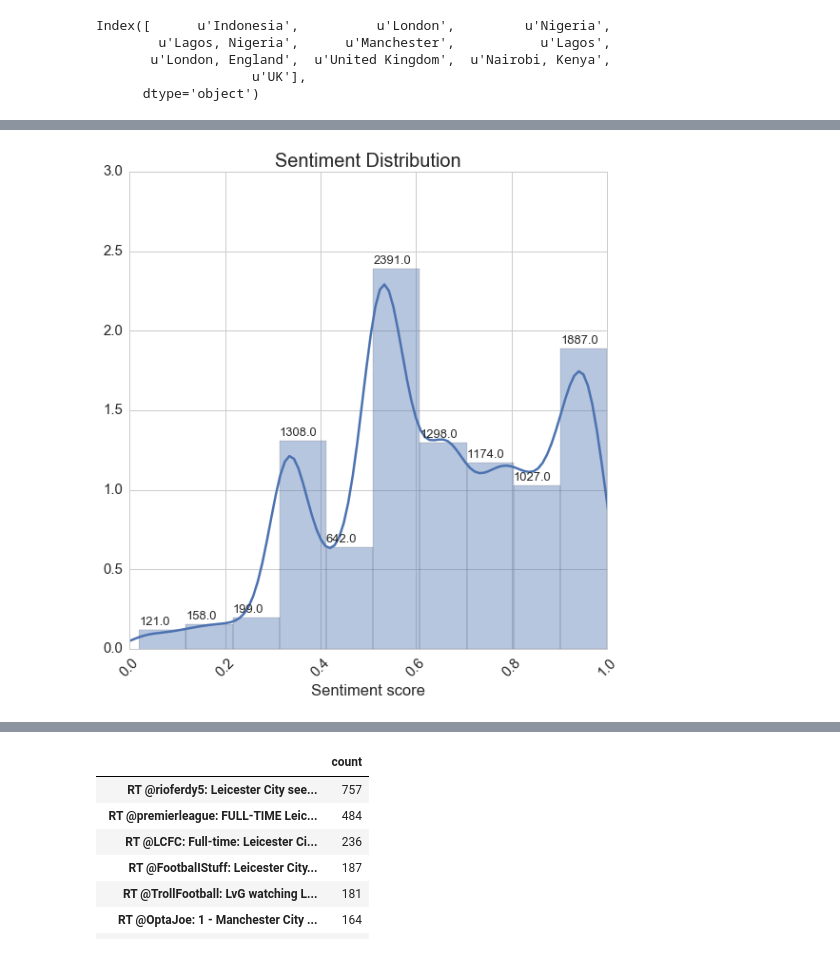
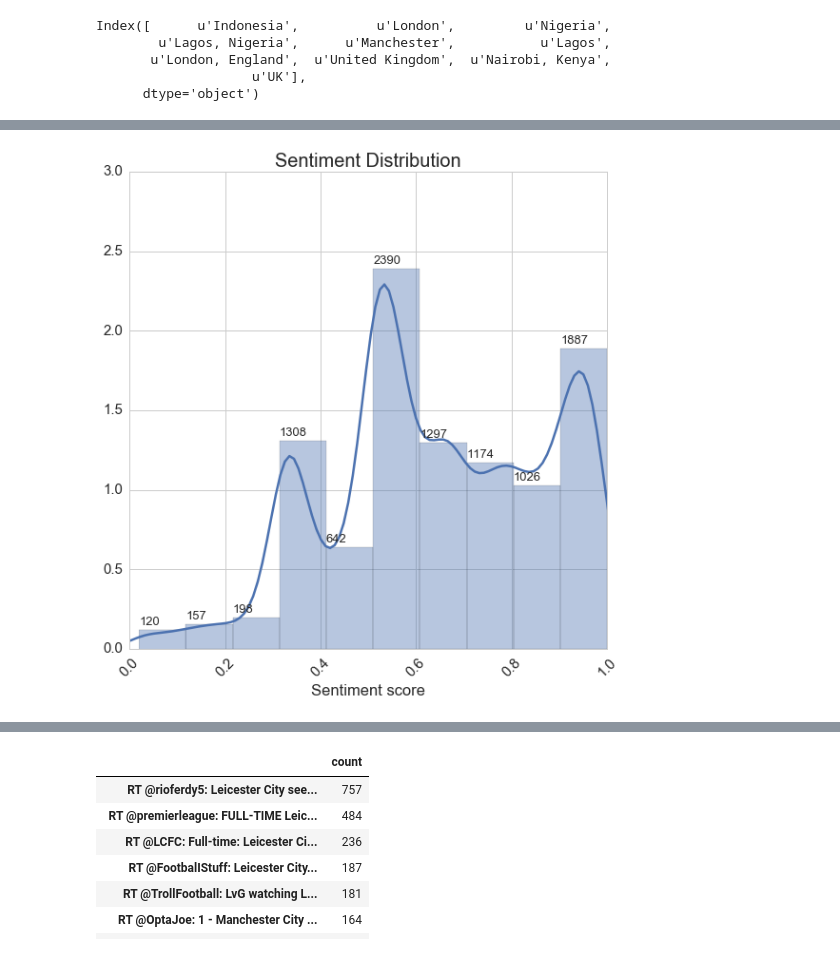
Before and after one commit to Rusbens1/Manchester-City-vs.-Leicester-City, a Jupyter notebook: Manchester City vs. Leicester City.ipynb, the cells around one changed output, grey strips where cells are left out. Saved outputs shown, nothing was run; the diff lists cells and outputs as text; code cells hidden in the pictures.

```diff
--- a/Manchester City vs. Leicester City.ipynb
+++ b/Manchester City vs. Leicester City.ipynb
@@ -131,6 +205,7 @@ l_df
 | fr | 962 |
 | pt | 517 |
 # %%
+##Plot the top 5 languages
 
 plt.figure(figsize = (15,15))
 plt.title('Language Distribution', size = 20)
@@ -140,5 +215,5 @@ plt.xlabel('Languages')
 plt.ylabel('Count')
 
 for p in langplt.patches:
-        langplt.annotate(p.get_height(), (p.get_x() + 0.2, p.get_height() + 50), size = 15)
+        langplt.annotate(int(p.get_height()), (p.get_x() + 0.2, p.get_height() + 50), size = 15)
 # %% [output]
@@ -153,6 +230,8 @@ Index([u'United Kingdom', u'United States', u'Brasil', u'South Africa',
        u'Nigeria', u'France', u'Argentina', u'Espa\xf1a', u'Indonesia'],
       dtype='object')
 # %%
+##Plot the countries
+
 plt.figure(figsize = (15,15))
 plt.title('Geolocated Country Distribution', size = 20)
 sns.set_context("notebook", font_scale=1.5, rc={"lines.linewidth": 2.5})
@@ -162,5 +241,5 @@ for item in cntplot.get_xticklabels():
 plt.xlabel('Country')
 plt.ylabel('Count')
 for p in cntplot.patches:
-        cntplot.annotate(p.get_height(), (p.get_x()+0.2, p.get_height()+ 0.5), size = 15)
+        cntplot.annotate(int(p.get_height()), (p.get_x()+0.2, p.get_height()+ 0.5), size = 15)
 # %% [output]
@@ -177,6 +258,8 @@ Index([      u'Indonesia',          u'London',         u'Nigeria',
                     u'UK'],
       dtype='object')
 # %%
+##Plot the top 10 user-defined locations
+
 plt.figure(figsize = (15,15))
 plt.title('Top 10 User Reported Locations', size = 20)
 sns.set_context("notebook", font_scale=1.5, rc={"lines.linewidth": 2.5})
@@ -187,5 +270,5 @@ for item in usrlocplot.get_xticklabels():
     item.set_rotation(45)
 
 for p in usrlocplot.patches:
-        usrlocplot.annotate(p.get_height(), (p.get_x()+0.2, p.get_height()+ 0.5), size = 15)
+        usrlocplot.annotate(int(p.get_height()), (p.get_x()+0.2, p.get_height()+ 0.5), size = 15)
 # %% [output]
@@ -228,4 +321,6 @@ tweets_df.head()
 # %%
+## Plot the team classification of our collection
+
 plt.figure(figsize = (9,9))
 plt.title('Team Class', size = 20)
 sns.set_context("notebook", font_scale=1.5, rc={"lines.linewidth": 2.5})
@@ -236,5 +331,5 @@ for item in tclassplot.get_xticklabels():
     item.set_rotation(45)
 
 for p in tclassplot.patches:
-        tclassplot.annotate(p.get_height(), (p.get_x()+0.2, p.get_height()+ 50), size = 15)
+        tclassplot.annotate(int(p.get_height()), (p.get_x()+0.2, p.get_height()+ 50), size = 15)
 # %% [output]
@@ -305,14 +412,19 @@ tweets_df
 # %%
+##Plot out sentiment distribution of tweets from our collection
+
+## Sentiment is plotted on a scale of 0 (most negative) to (1 most positive)
+
 plt.figure(figsize = (9,9))
 plt.title('Sentiment Distribution', size = 20)
 sent_distplot = sns.distplot(tweets_df.sent_score.dropna(), bins = 10)
 plt.xlim([0, 1])
 plt.ylim([0,3])
 plt.xlabel('Sentiment score')
+
 for item in sent_distplot.get_xticklabels():
     item.set_rotation(45)
 
 for p in sent_distplot.patches:
-        sent_distplot.annotate(round(p.get_height()*1000), (p.get_x(), p.get_height()+ .03), size = 13)
+        sent_distplot.annotate(int(p.get_height()*1000), (p.get_x(), p.get_height()+ .03), size = 13)
 # %% [output]
-[figure, old version]
+[figure, new version]
```
Also changed, not shown: parts of 42 cells of this notebook, 25 other files.
